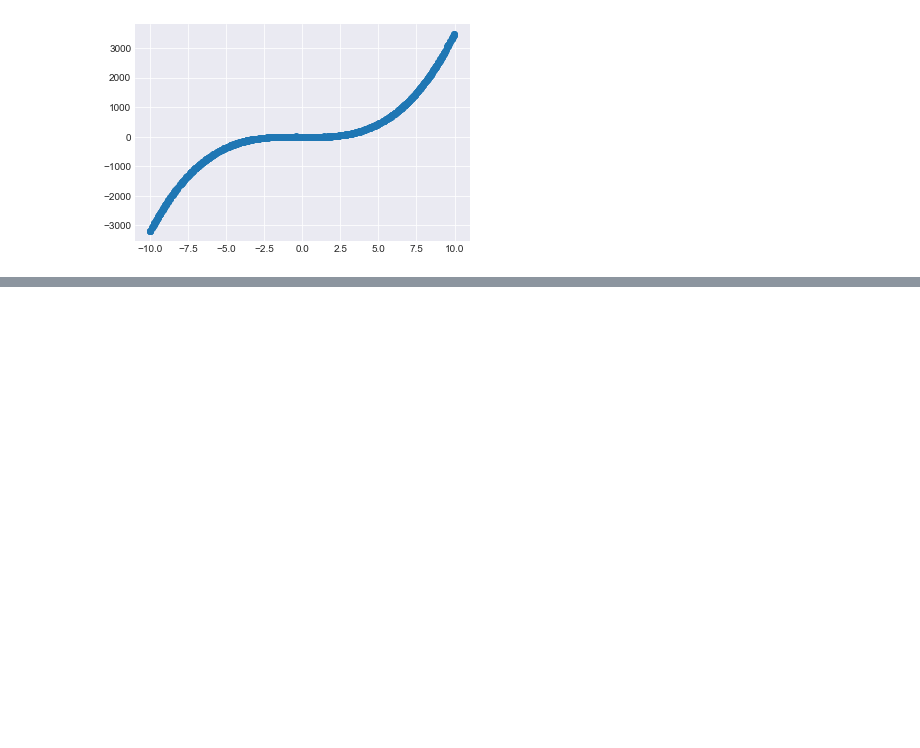
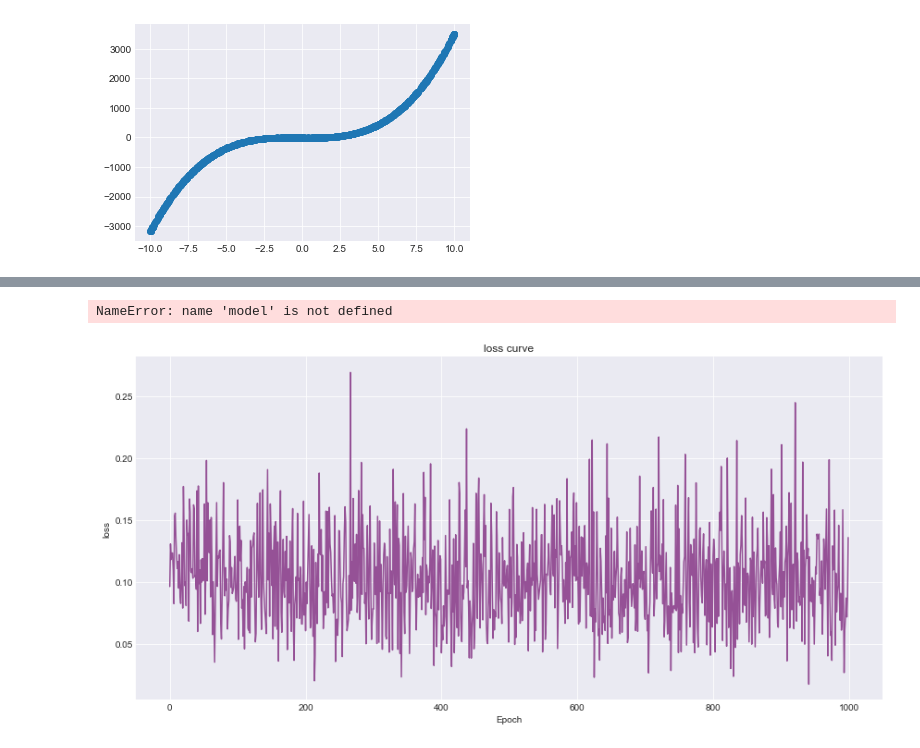
Before and after one commit to nextBillyonair/DPM, a Jupyter notebook: Notebooks/Regression/LinearRegression.ipynb, the cells around one changed output, grey strips where cells are left out. Cells and saved outputs as stored; diff of their text form; code cells hidden in the pictures; blank space fills up the shorter version.

```diff
--- a/Notebooks/Regression/LinearRegression.ipynb
+++ b/Notebooks/Regression/LinearRegression.ipynb
@@ -67,0 +125,10 @@ tensor(16.6286)
+# %%
+model.model(torch.Tensor(x))
+# %% [output]
+NameError: name 'model' is not defined
+# %%
+stats = model.fit(x, y)
+# %%
+plot_stats(stats)
+# %% [output]
+[figure, added]
```
Also changed, not shown: parts of 35 cells of this notebook, 10 other files.
